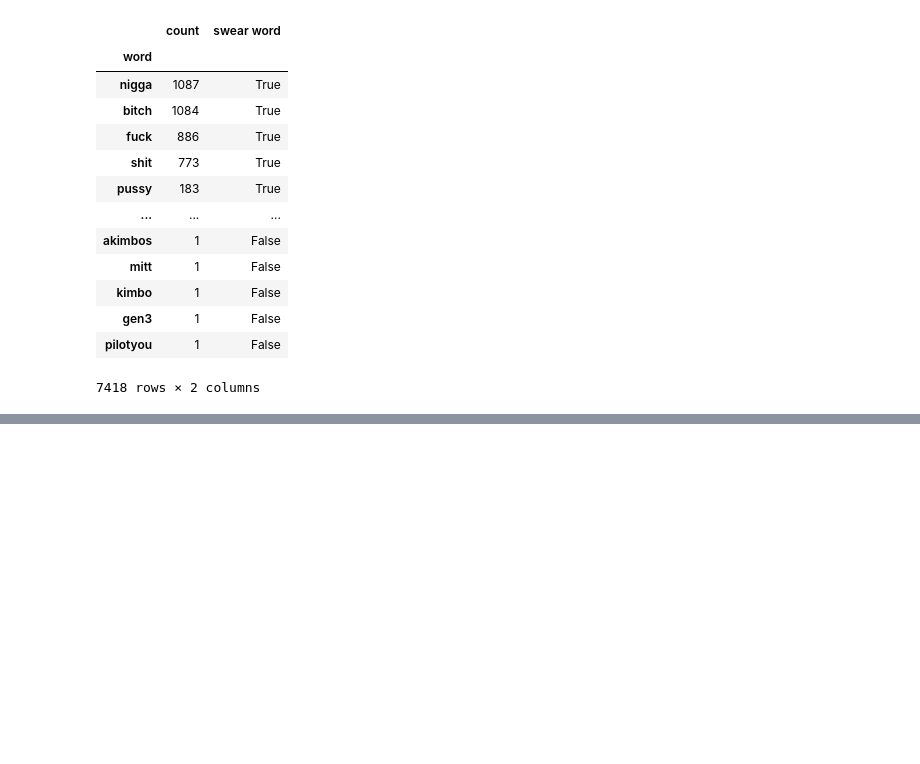
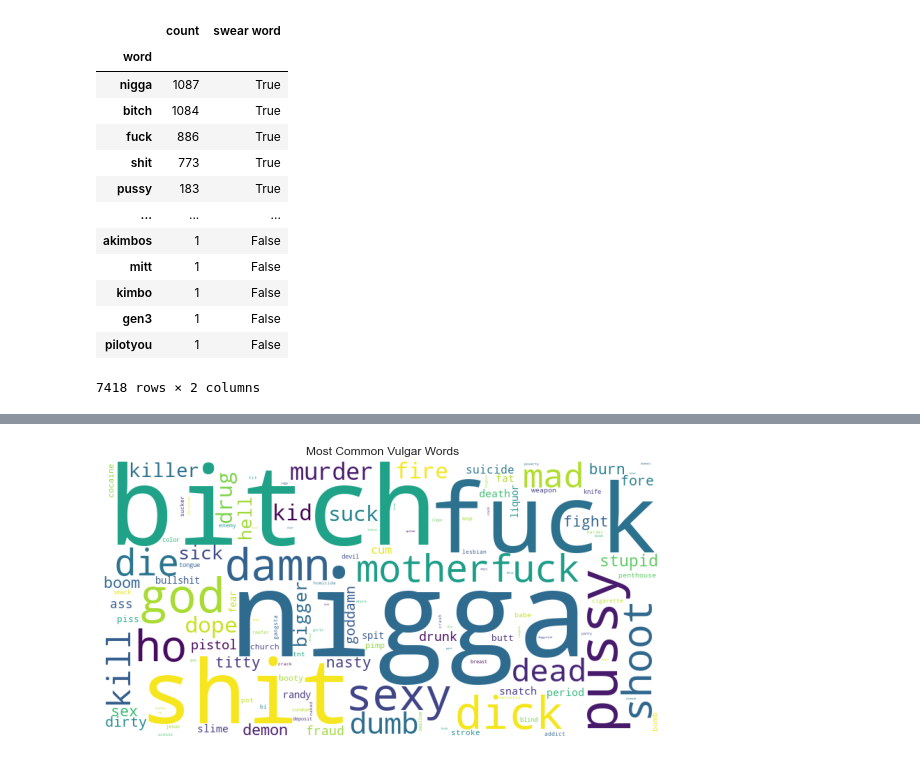
Before and after one commit to frehburg/RapLyricsAnalys, a Jupyter notebook: swearwords.ipynb, the cells around one changed output, grey strips where cells are left out. Drawn from its saved outputs; the diff is of its cells as text; code cells hidden in the pictures; blank space fills up the shorter version.

```diff
--- a/swearwords.ipynb
+++ b/swearwords.ipynb
@@ -278,0 +178,13 @@ all_words_df.to_csv('data/rap-words-freq.csv')
+# %%
+swear_word_freq = all_words_swear[all_words_swear["swear word"]]["count"].to_dict()
+
+wordcloud = WordCloud(width=800, height=400, background_color="white")
+wordcloud.generate_from_frequencies(swear_word_freq)
+
+plt.figure(figsize=(10, 6))
+plt.imshow(wordcloud)
+plt.axis("off")
+plt.title("Most Common Vulgar Words")
+plt.show()
+# %% [output]
+[figure, added]
```
Also changed, not shown: parts of 29 cells of this notebook.
